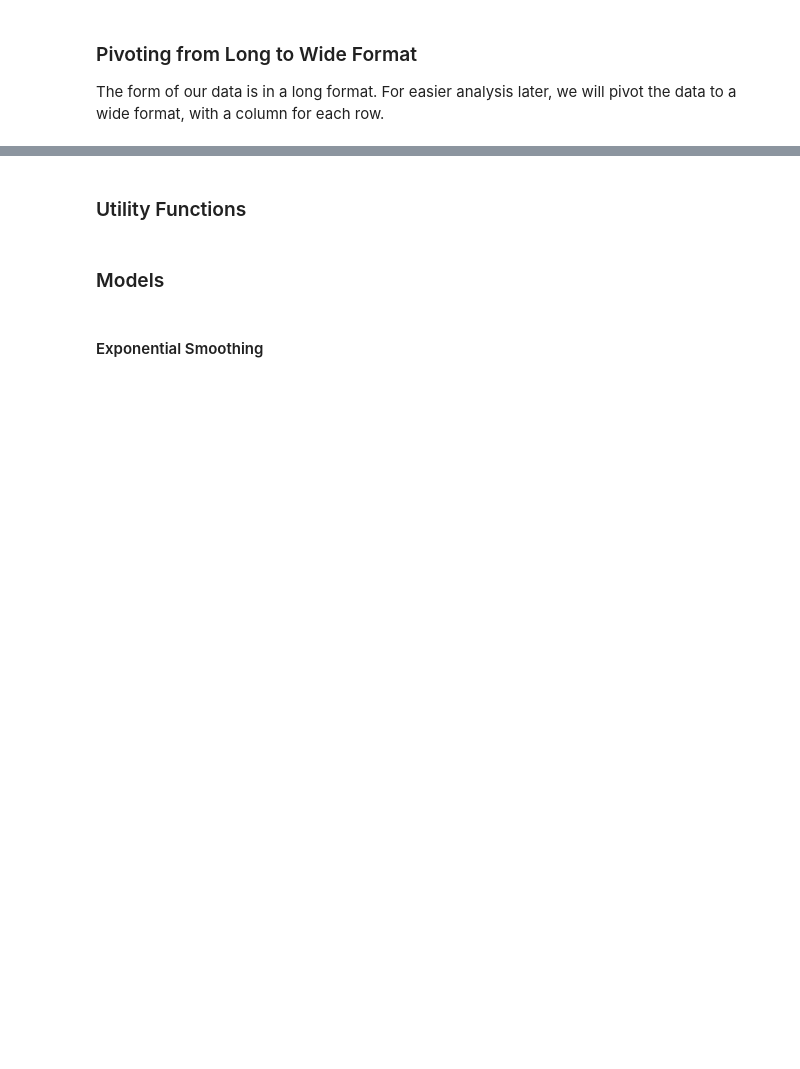
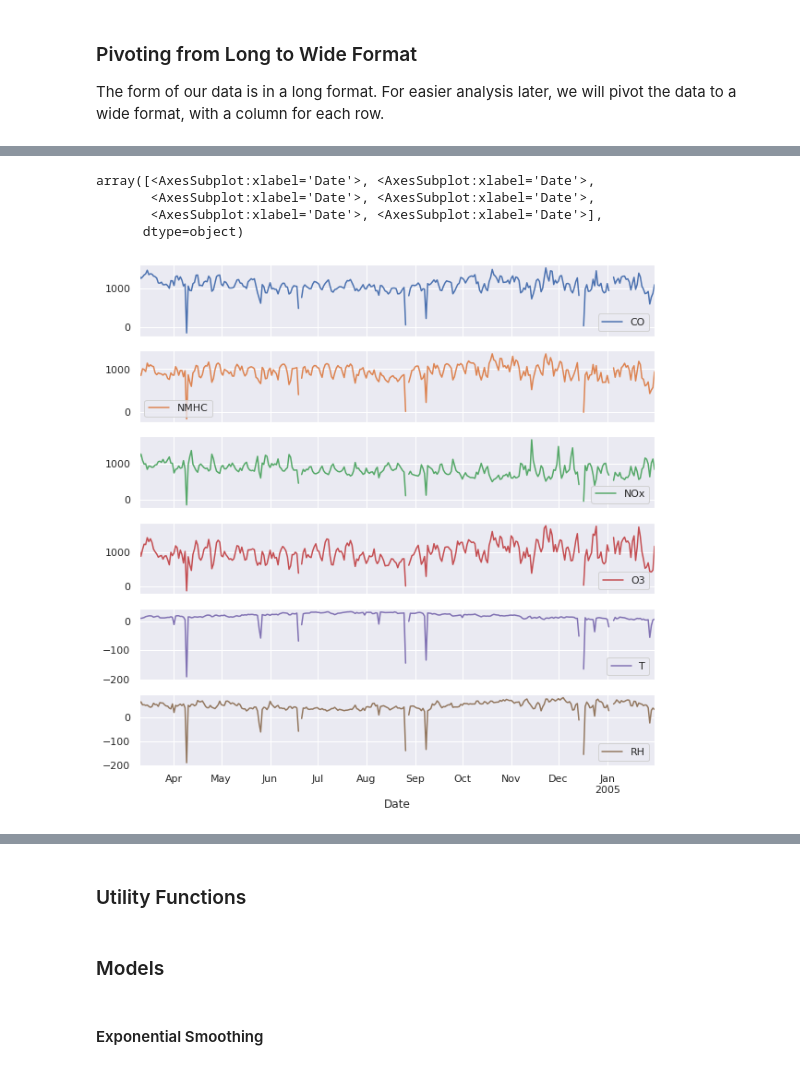
Before and after one commit to Tien-Cheng/AI-and-Machine-Learning--ST1511-, a Jupyter notebook: Assignment 2/time series analysis/time-series-v2.ipynb, the cells around one changed output, grey strips where cells are left out. Cells and saved outputs as stored; diff of their text form; code cells hidden in the pictures; blank space fills up the shorter version.

```diff
--- a/Assignment 2/time series analysis/time-series-v2.ipynb
+++ b/Assignment 2/time series analysis/time-series-v2.ipynb
@@ -150,0 +190,2 @@ We then perform an exploratory data analysis of our data.
+# %%
+df_pivot = df_pivot.asfreq("D") # explicitly state a daily frequency
@@ -150,0 +263,8 @@ We then perform an exploratory data analysis of our data.
+# %%
+df_pivot.plot(subplots=True, figsize=(10, 10))
+# %% [output]
+array([<AxesSubplot:xlabel='Date'>, <AxesSubplot:xlabel='Date'>,
+       <AxesSubplot:xlabel='Date'>, <AxesSubplot:xlabel='Date'>,
+       <AxesSubplot:xlabel='Date'>, <AxesSubplot:xlabel='Date'>],
+      dtype=object)
+[figure, added]
```
Also changed, not shown: parts of 129 cells of this notebook, 4 other files.
